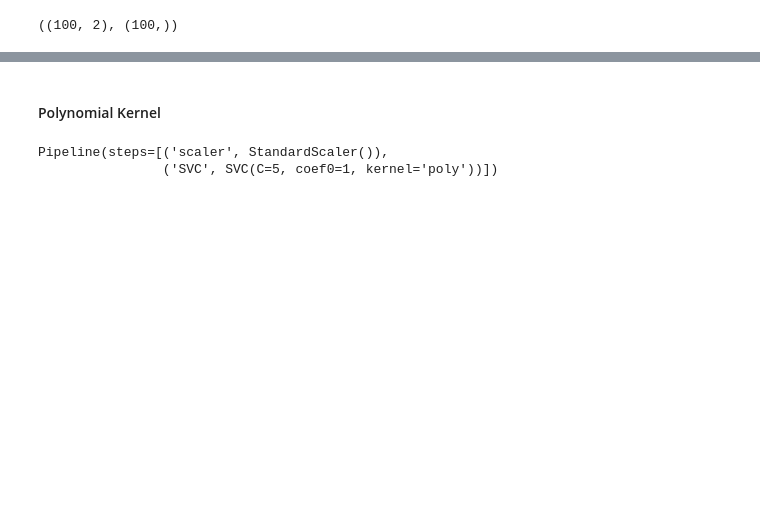
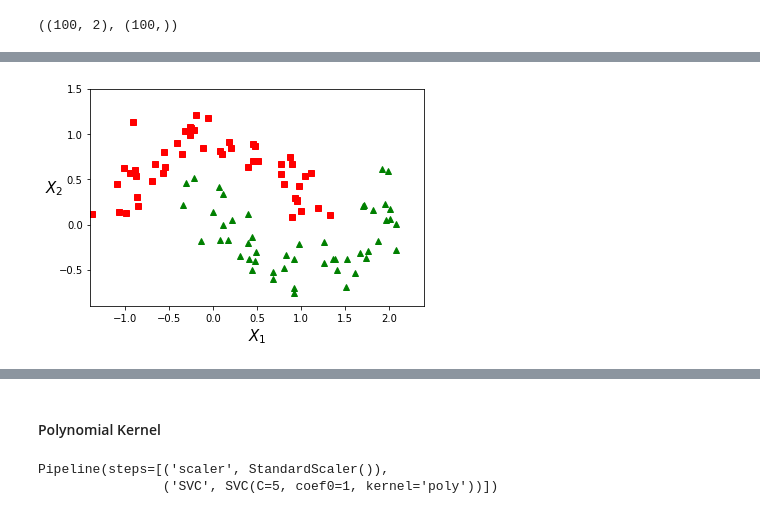
Before and after one commit to arunmozhidevan/Hands-on, a Jupyter notebook: Nonlinear SVM.ipynb, the cells around one changed output, grey strips where cells are left out. Cells and saved outputs as stored; diff of their text form; code cells hidden in the pictures; blank space fills up the shorter version.

```diff
--- a/Nonlinear SVM.ipynb
+++ b/Nonlinear SVM.ipynb
@@ -19,2 +20,15 @@ ValueError: x and y must be the same size
+# %%
+def plot_plot(axes):
+    plt.plot(X[:,0][y==0], X[:,1][y==0], 'rs')
+    plt.plot(X[:,0][y==1], X[:,1][y==1], 'g^')
+    plt.xlabel('$X_1$', fontsize=15)
+    plt.ylabel('$X_2$', fontsize=15, rotation=0)
+    plt.axis(axes)
+# %%
+# differentiating based on column1 and column1
+axes = [-1.4,2.4, -0.9,1.5]
+plot_plot(axes)
+# %% [output]
+[figure, added]
 # %%
 ploy_clf = Pipeline([
```
Also changed, not shown: parts of 10 cells of this notebook.
